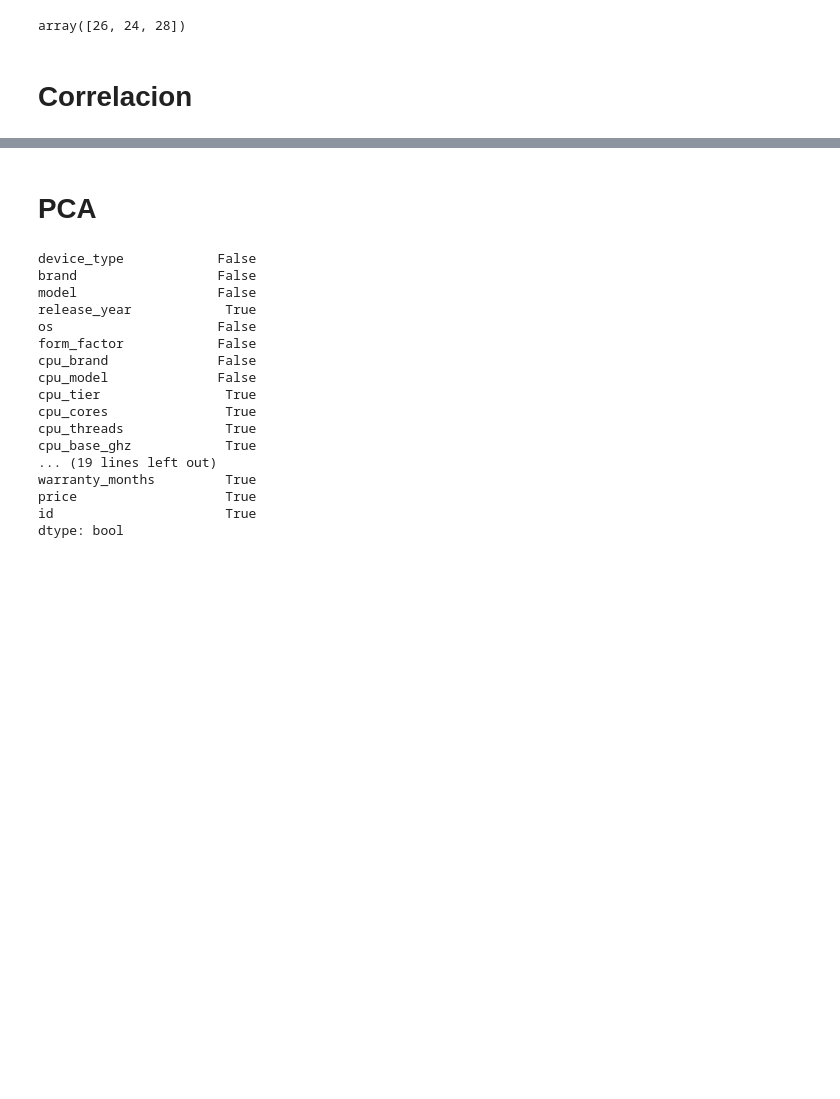
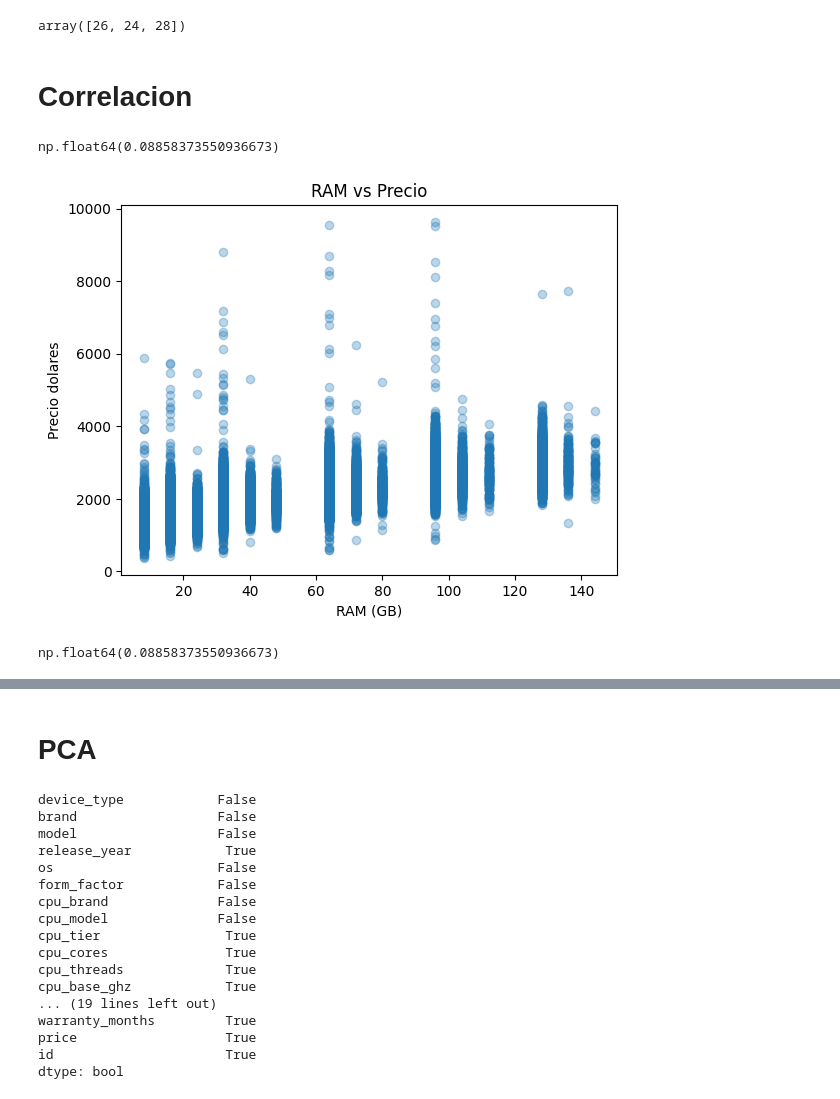
Before and after one commit to DianaaVelez/Proyecto_Analitica, a Jupyter notebook: Proyecto_Analitica.ipynb, the cells around one changed output, grey strips where cells are left out. Drawn from its saved outputs; the diff is of its cells as text; code cells hidden in the pictures; blank space fills up the shorter version.

```diff
--- a/Proyecto_Analitica.ipynb
+++ b/Proyecto_Analitica.ipynb
@@ -263,3 +263,21 @@ df.loc[df["cpu_tier"] == 6, "cpu_cores"].unique()
 array([26, 24, 28])
 # %% [markdown]
 # Correlacion
+# %%
+variables = ["storage_gb", "ram_gb", "vram_gb", "cpu_tier", "price"]
+df_corr = df[variables]
+# %% [output]
+np.float64(0.08858373550936673)
+# %%
+plt.figure()
+plt.scatter(df_corr["ram_gb"], df_corr["price"], alpha=0.3)
+plt.xlabel("RAM (GB)")
+plt.ylabel("Precio dolares")
+plt.title("RAM vs Precio")
+plt.show()
+# %% [output]
+[figure, added]
+# %%
+df_corr["storage_gb"].corr(df_corr["price"])
+# %% [output]
+np.float64(0.08858373550936673)
```
Also changed, not shown: parts of 6 cells of this notebook.
